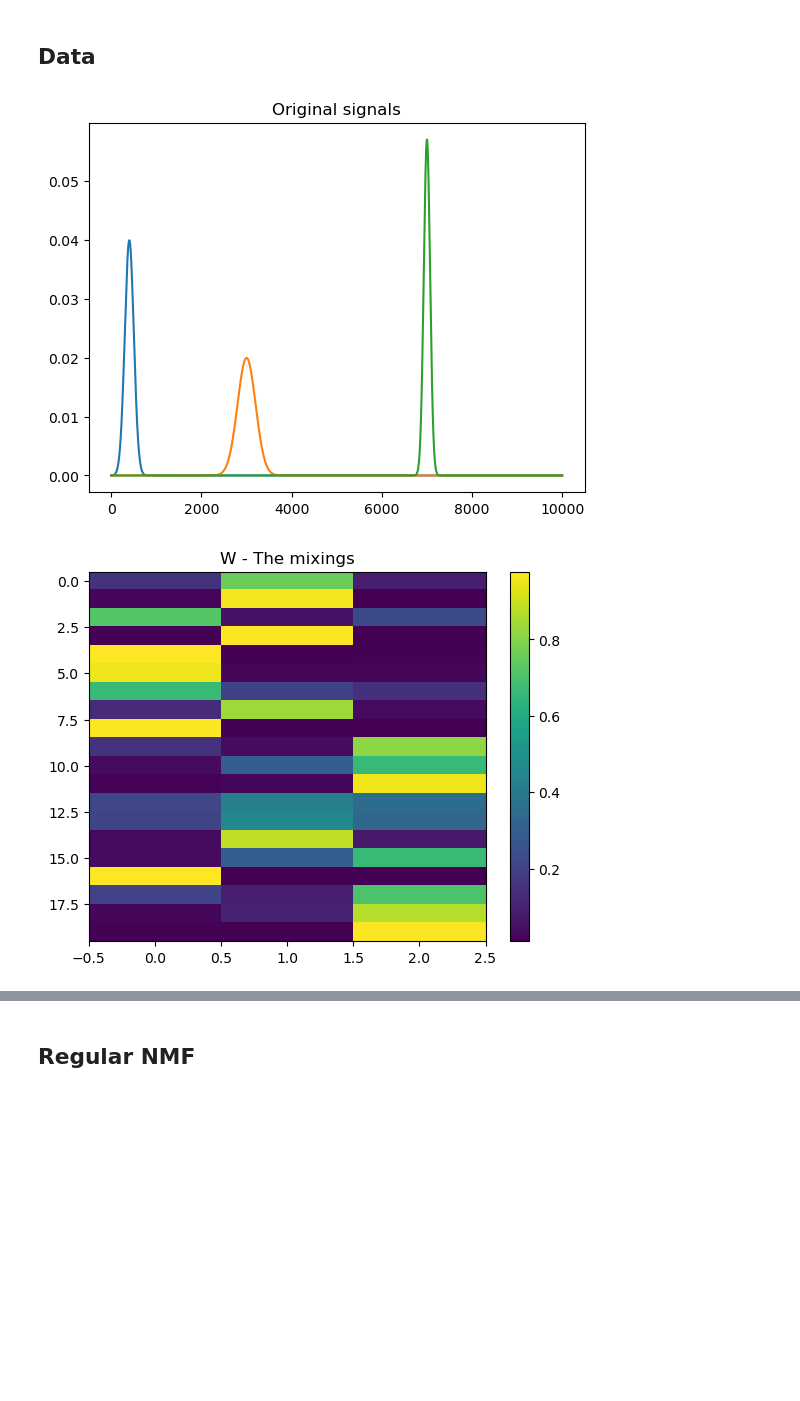
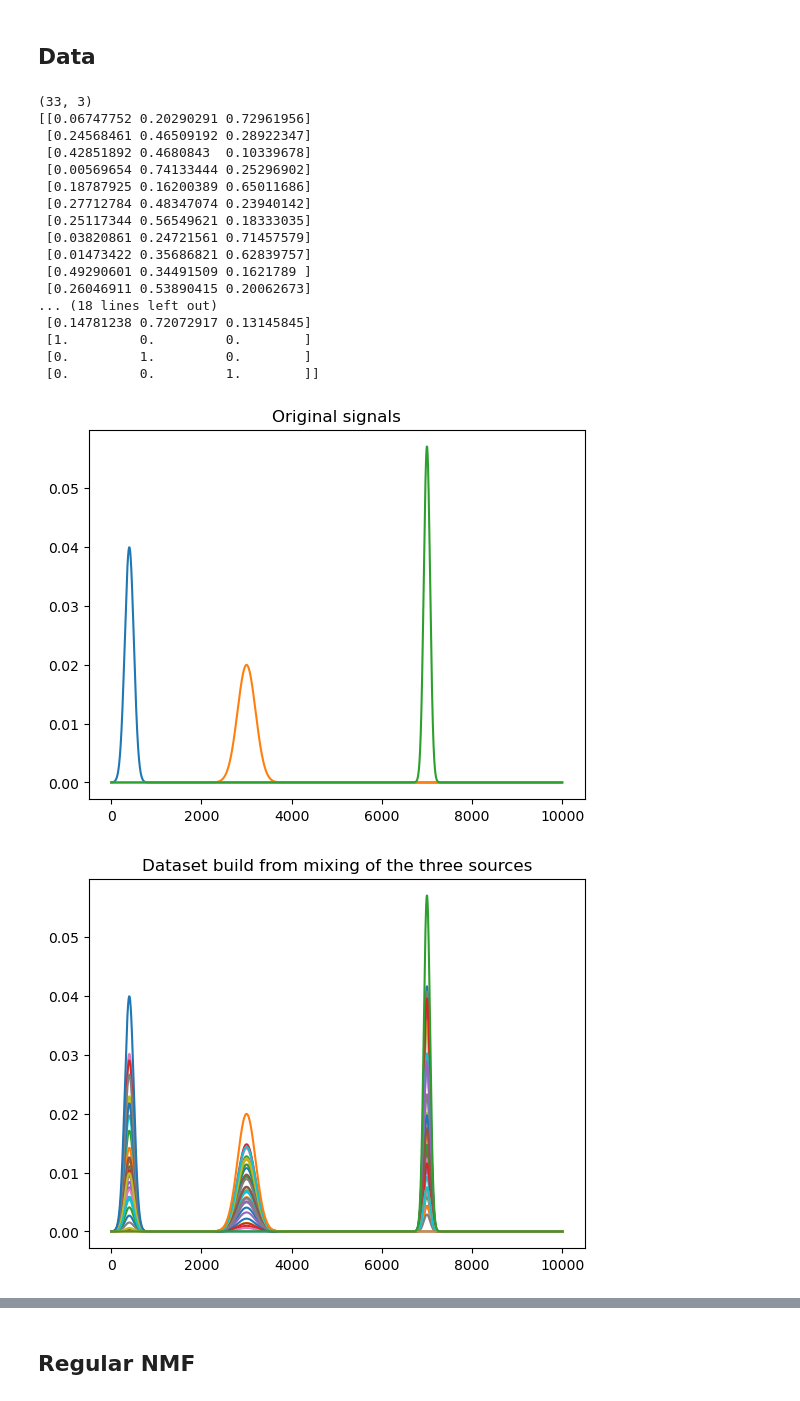
Before and after one commit to AlexanderVoldby/02466Fagprojekt2023, a Jupyter notebook: test_no_shift.ipynb, the cells around one changed output, grey strips where cells are left out. Cells and saved outputs as stored; diff of their text form; code cells hidden in the pictures; blank space fills up the shorter version.

```diff
--- a/test_no_shift.ipynb
+++ b/test_no_shift.ipynb
@@ -16,7 +14,7 @@ cpu
 # %%
 #Create data
 # Define random sources, mixings and shifts; H, W and tau
-N, M, d = 20, 10000, 3
+N, M, d = 30, 10000, 3
 Fs = 1000  # The sampling frequency we use for the simulation
 t0 = 10    # The half-time interval we look at
 t = np.arange(-t0, t0, 1/Fs)  # the time samples
@@ -46,41 +44,63 @@ def shift_dataset(W, H, tau):
     return V
 
 # Random mixings:
-W = np.random.dirichlet(np.ones(d)*0.5, N)*5
-W = softmax(W, axis=1)
+W = np.random.dirichlet(np.ones(d), N)
+W = np.append(W, [[1,0,0]], axis=0)
+W = np.append(W, [[0,1,0]], axis=0)
+W = np.append(W, [[0,0,1]], axis=0)
+N = N+3
+print(W.shape)
+print(W)
 
 #W = np.random.rand(N, d)
 # Random gaussian shifts
 tau = np.zeros(shape=(N, d))
 #tau = np.random.randint(0, 1000, size=(N, d))
 # Purely positive underlying signals. I define them as 3 gaussian peaks with random mean and std.
 mean = [40, 300, 700]
 std = [10, 20, 7]
 t = np.arange(0, 1000, 0.1)
 H = np.array([gauss(m, s, t) for m, s in list(zip(mean, std))])
 plt.figure()
 for signal in H:
     plt.plot(signal)
 plt.title("Original signals")
 plt.show()
 
 X = shift_dataset(W, H, tau)
 
 
-# plt.figure()
-# for signal in X:
-#     plt.plot(signal.real)
-# plt.title("Dataset build from mixing of the three sources")
-# plt.show()
+plt.figure()
+for signal in X:
+    plt.plot(signal.real)
+plt.title("Dataset build from mixing of the three sources")
+plt.show()
 
 plt.figure()
 plt.imshow(W, aspect='auto', interpolation="none")
 plt.colorbar()
 ax = plt.gca()
 ax.set_xticks(np.arange(0, d, 1))
 ax.set_yticks(np.arange(0, N, 1))
 plt.title("W - The mixings")
 plt.show()
 # %% [output]
+(33, 3)
+[[0.06747752 0.20290291 0.72961956]
+ [0.24568461 0.46509192 0.28922347]
+ [0.42851892 0.4680843  0.10339678]
+ [0.00569654 0.74133444 0.25296902]
+ [0.18787925 0.16200389 0.65011686]
+ [0.27712784 0.48347074 0.23940142]
+ [0.25117344 0.56549621 0.18333035]
+ [0.03820861 0.24721561 0.71457579]
+ [0.01473422 0.35686821 0.62839757]
+ [0.49290601 0.34491509 0.1621789 ]
+ [0.26046911 0.53890415 0.20062673]
+... (18 lines left out)
+ [0.14781238 0.72072917 0.13145845]
+ [1.         0.         0.        ]
+ [0.         1.         0.        ]
+ [0.         0.         1.        ]]
 [figure]
-[figure, old version]
+[figure, new version]
```
Also changed, not shown: parts of 7 cells of this notebook.
